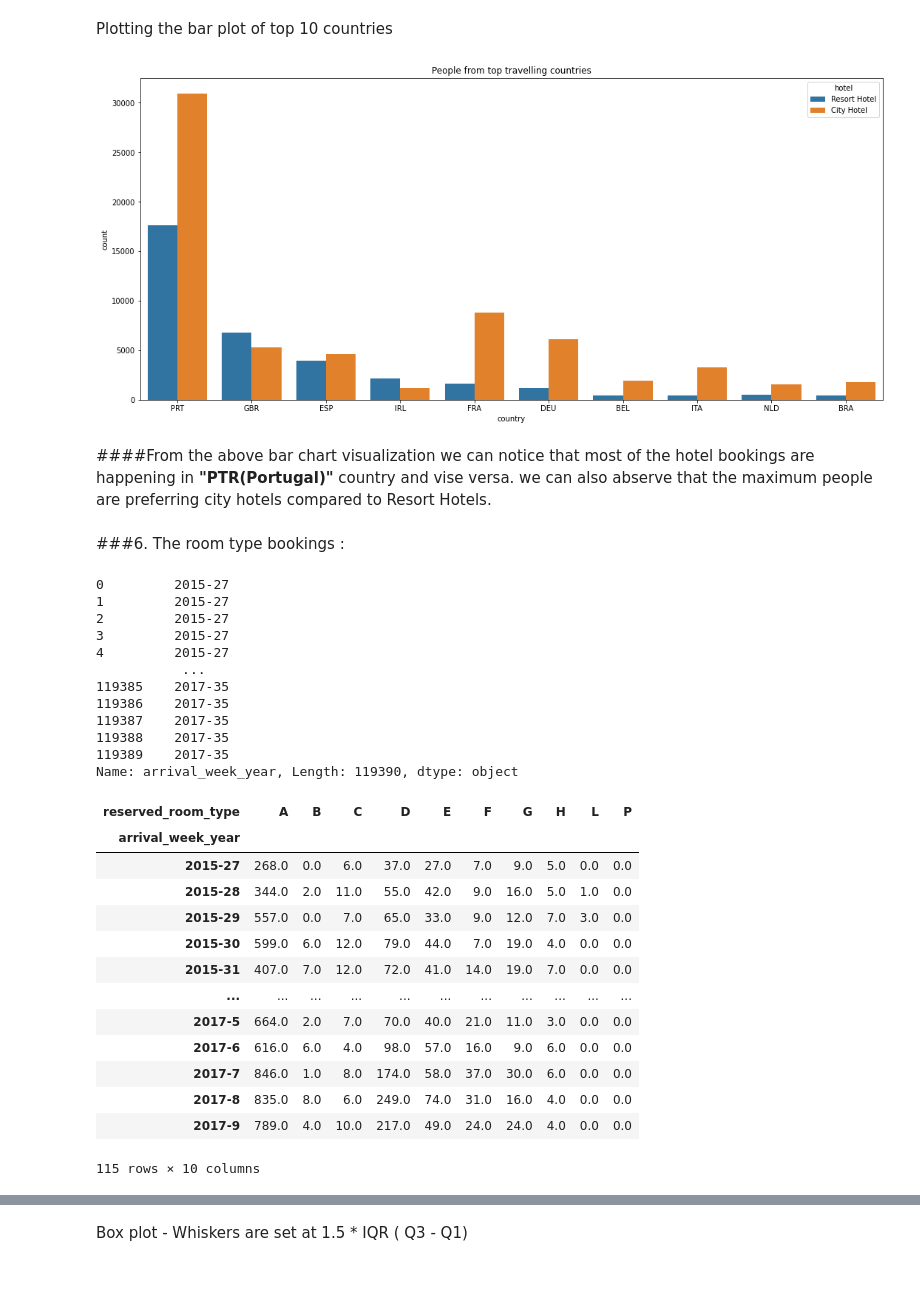
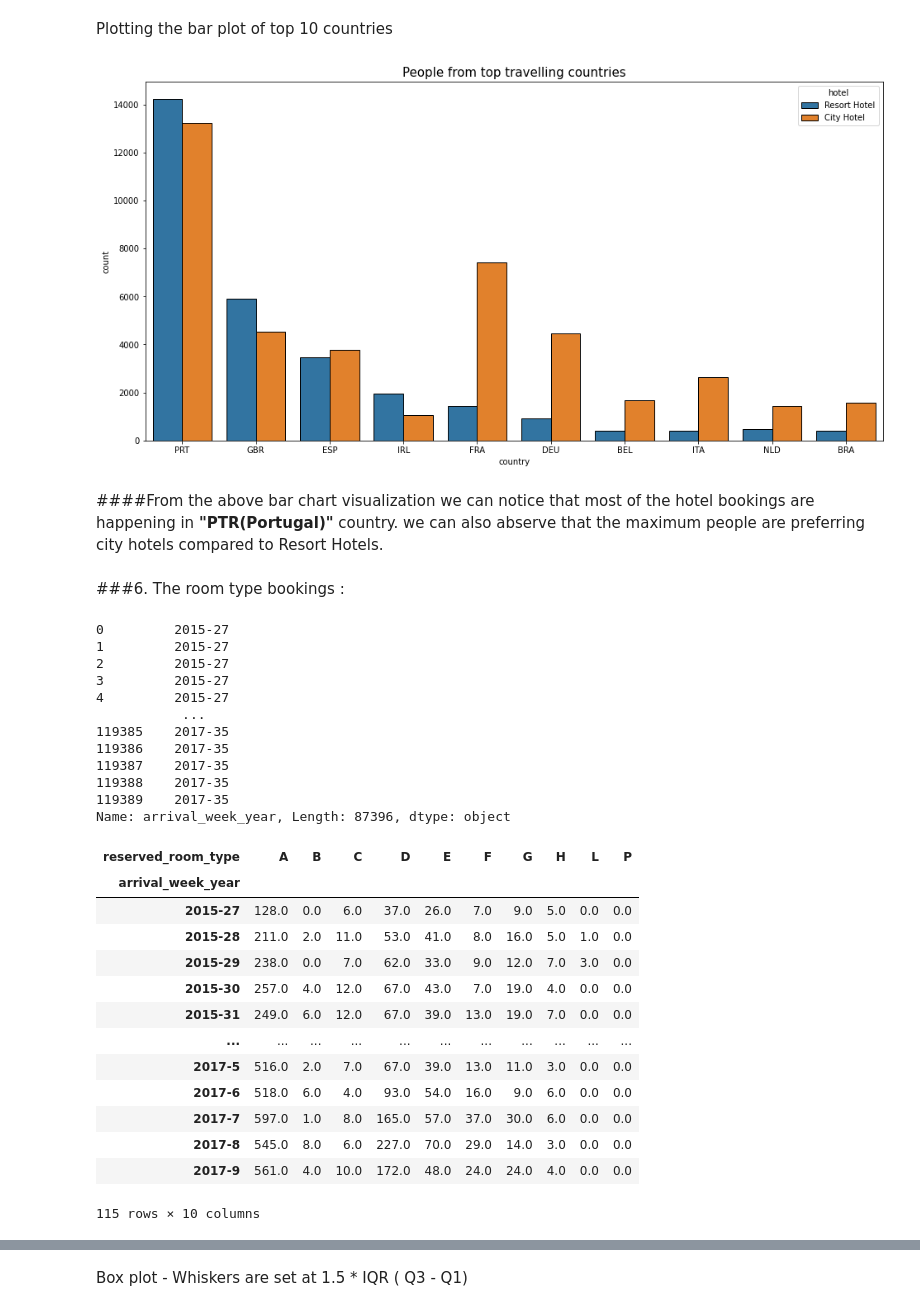
Before and after one commit to Nimisha-Nooti/hotel-data-analysis, a Jupyter notebook: Group_EDA_Hotel_Booking_Analysis_Capstone_Project.ipynb, the cells around one changed output, grey strips where cells are left out. Saved outputs shown, nothing was run; the diff lists cells and outputs as text; code cells hidden in the pictures; blank space fills up the shorter version.

```diff
--- a/Group_EDA_Hotel_Booking_Analysis_Capstone_Project.ipynb
+++ b/Group_EDA_Hotel_Booking_Analysis_Capstone_Project.ipynb
@@ -91,3 +104,7 @@ sns.heatmap(new_hotel_df.isnull(),yticklabels=False,cbar=False,cmap='viridis')
+# %%
+# Removing duplicate rows:
+new_hotel_df[new_hotel_df.duplicated()]
+new_hotel_df.drop_duplicates(inplace = True)
 # %%
 # sorting null values of the above 4 columns
 No_Null_company_df = new_hotel_df[~new_hotel_df['company'].isna()]
@@ -270,14 +278,14 @@ top10 = No_Null_country_df[No_Null_country_df['country'].isin(["PRT","GBR","FRA"
 # %% [markdown]
 Plotting the bar plot of top 10 countries
 # %%
-plt.figure(figsize=(18,8))
-sns.countplot(x='country',hue='hotel',data=top10)
-plt.title('People from top travelling countries')
+plt.figure(figsize=(16,8))
+sns.countplot(x='country', hue='hotel', data=top10, edgecolor='black')
+plt.title('People from top travelling countries', fontsize= 15)
 plt.show()
 # %% [output]
-[figure, old version]
+[figure, new version]
 # %% [markdown]
-####From the above bar chart visualization we can notice that most of the hotel bookings are happening in **"PTR(Portugal)"** country and vise versa. we can also abserve that the maximum people are preferring city hotels compared to Resort Hotels.
+####From the above bar chart visualization we can notice that most of the hotel bookings are happening in **"PTR(Portugal)"** country. we can also abserve that the maximum people are preferring city hotels compared to Resort Hotels.
 # %% [markdown]
 ###6. The room type bookings :
 # %%
@@ -301,24 +309,24 @@ new_hotel_df.iloc[:]['arrival_week_year']
 119387    2017-35
 119388    2017-35
 119389    2017-35
-Name: arrival_week_year, Length: 119390, dtype: object
+Name: arrival_week_year, Length: 87396, dtype: object
 # %%
 reserved_room_type_df = new_hotel_df.groupby(['arrival_week_year'])['reserved_room_type'].value_counts().unstack().fillna(0)
 reserved_room_type_df
 # %% [output]
 | reserved_room_type | A | B | C | D | E | F | G | H | L | P |
 | arrival_week_year |  |  |  |  |  |  |  |  |  |  |
-| 2015-27 | 268.0 | 0.0 | 6.0 | 37.0 | 27.0 | 7.0 | 9.0 | 5.0 | 0.0 | 0.0 |
-| 2015-28 | 344.0 | 2.0 | 11.0 | 55.0 | 42.0 | 9.0 | 16.0 | 5.0 | 1.0 | 0.0 |
-| 2015-29 | 557.0 | 0.0 | 7.0 | 65.0 | 33.0 | 9.0 | 12.0 | 7.0 | 3.0 | 0.0 |
-| 2015-30 | 599.0 | 6.0 | 12.0 | 79.0 | 44.0 | 7.0 | 19.0 | 4.0 | 0.0 | 0.0 |
-| 2015-31 | 407.0 | 7.0 | 12.0 | 72.0 | 41.0 | 14.0 | 19.0 | 7.0 | 0.0 | 0.0 |
+| 2015-27 | 128.0 | 0.0 | 6.0 | 37.0 | 26.0 | 7.0 | 9.0 | 5.0 | 0.0 | 0.0 |
+| 2015-28 | 211.0 | 2.0 | 11.0 | 53.0 | 41.0 | 8.0 | 16.0 | 5.0 | 1.0 | 0.0 |
+| 2015-29 | 238.0 | 0.0 | 7.0 | 62.0 | 33.0 | 9.0 | 12.0 | 7.0 | 3.0 | 0.0 |
+| 2015-30 | 257.0 | 4.0 | 12.0 | 67.0 | 43.0 | 7.0 | 19.0 | 4.0 | 0.0 | 0.0 |
+| 2015-31 | 249.0 | 6.0 | 12.0 | 67.0 | 39.0 | 13.0 | 19.0 | 7.0 | 0.0 | 0.0 |
 | ... | ... | ... | ... | ... | ... | ... | ... | ... | ... | ... |
-| 2017-5 | 664.0 | 2.0 | 7.0 | 70.0 | 40.0 | 21.0 | 11.0 | 3.0 | 0.0 | 0.0 |
-| 2017-6 | 616.0 | 6.0 | 4.0 | 98.0 | 57.0 | 16.0 | 9.0 | 6.0 | 0.0 | 0.0 |
-| 2017-7 | 846.0 | 1.0 | 8.0 | 174.0 | 58.0 | 37.0 | 30.0 | 6.0 | 0.0 | 0.0 |
-| 2017-8 | 835.0 | 8.0 | 6.0 | 249.0 | 74.0 | 31.0 | 16.0 | 4.0 | 0.0 | 0.0 |
-| 2017-9 | 789.0 | 4.0 | 10.0 | 217.0 | 49.0 | 24.0 | 24.0 | 4.0 | 0.0 | 0.0 |
+| 2017-5 | 516.0 | 2.0 | 7.0 | 67.0 | 39.0 | 13.0 | 11.0 | 3.0 | 0.0 | 0.0 |
+| 2017-6 | 518.0 | 6.0 | 4.0 | 93.0 | 54.0 | 16.0 | 9.0 | 6.0 | 0.0 | 0.0 |
+| 2017-7 | 597.0 | 1.0 | 8.0 | 165.0 | 57.0 | 37.0 | 30.0 | 6.0 | 0.0 | 0.0 |
+| 2017-8 | 545.0 | 8.0 | 6.0 | 227.0 | 70.0 | 29.0 | 14.0 | 3.0 | 0.0 | 0.0 |
+| 2017-9 | 561.0 | 4.0 | 10.0 | 172.0 | 48.0 | 24.0 | 24.0 | 4.0 | 0.0 | 0.0 |
 115 rows × 10 columns
 # %%
 # reserved room type distribution box plot
```
Also changed, not shown: parts of 64 cells of this notebook.
